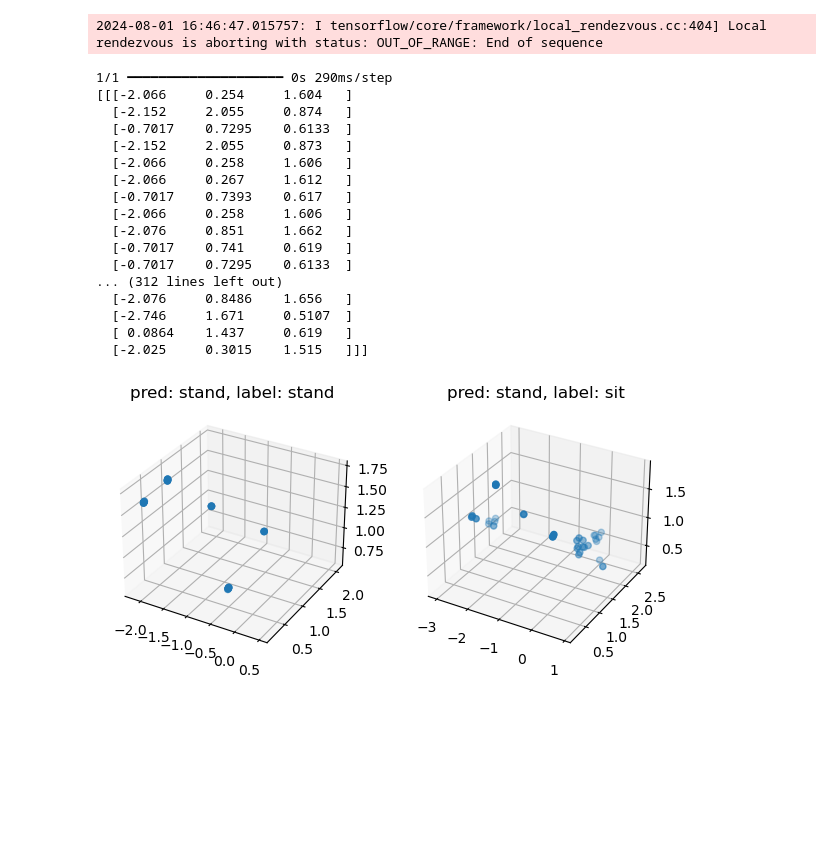
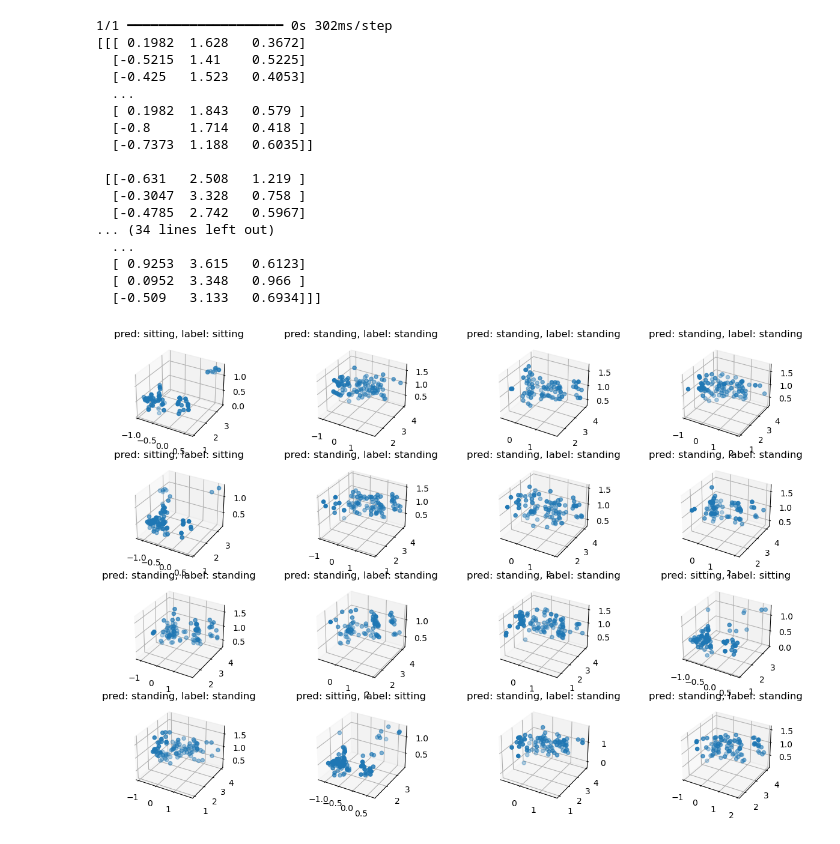
Before and after one commit to kzho904/P4P-mmWave, a Jupyter notebook: MMWave_Radar_Human_Tracking_and_Fall_detection/PointNET.ipynb, the cells around one changed output. Saved outputs shown, nothing was run; the diff lists cells and outputs as text; code cells hidden in the pictures; blank space fills up the shorter version.

Commit message:
add evaluation for PointNet

```diff
--- a/MMWave_Radar_Human_Tracking_and_Fall_detection/PointNET.ipynb
+++ b/MMWave_Radar_Human_Tracking_and_Fall_detection/PointNET.ipynb
@@ -21,7 +10,7 @@ import dataset_utils
 from glob import glob
 # %%
 DATA_DIR = "pointnet_data"
-NUM_POINTS = 40
+NUM_POINTS = 100
 NUM_CLASSES = 2
 BATCH_SIZE = 32
 train_points, test_points, train_labels, test_labels, CLASS_MAP = dataset_utils.parse_dataset(NUM_POINTS, DATA_DIR)
@@ -51,4 +39,0 @@ print(train_points)
-# %%
-train_points = [sample[:,:3] for sample in train_points]
-test_points = [sample[:,:3] for sample in test_points]
-print(CLASS_MAP)
@@ -76,0 +60,4 @@ print(test_points)
+# %%
+train_points = train_points[:, :, :3]
+test_points = test_points[:, :, :3]
+print(CLASS_MAP)
@@ -171,46 +180,45 @@ from matplotlib import pyplot as plt
 # %%
 data = test_dataset.take(1)
 
 points, labels = list(data)[0]
-points = points[:8, ...]
-labels = labels[:8, ...]
+points = points[:20, ...]
+labels = labels[:20, ...]
 
 # run test data through model
 preds = model.predict(points)
 preds = ops.argmax(preds, -1)
 
 points = points.numpy()
 print(points)
 
 # plot points with predicted class and label
 fig = plt.figure(figsize=(15, 10))
-for i in range(2):
-    ax = fig.add_subplot(2, 4, i + 1, projection="3d")
+for i in range(16):
+    ax = fig.add_subplot(4, 4, i + 1, projection="3d")
     ax.scatter(points[i, :, 0], points[i, :, 1], points[i, :, 2])
     ax.set_title(
         "pred: {:}, label: {:}".format(
             CLASS_MAP[preds[i].numpy()], CLASS_MAP[labels.numpy()[i]]
         )
     )
     ax.set_axis_on()
 plt.show()
 # %% [output]
-2024-08-01 16:46:47.015757: I tensorflow/core/framework/local_rendezvous.cc:404] Local rendezvous is aborting with status: OUT_OF_RANGE: End of sequence
+1/1 ━━━━━━━━━━━━━━━━━━━━ 0s 302ms/step
+[[[ 0.1982  1.628   0.3672]
+  [-0.5215  1.41    0.5225]
+  [-0.425   1.523   0.4053]
+  ...
+  [ 0.1982  1.843   0.579 ]
+  [-0.8     1.714   0.418 ]
+  [-0.7373  1.188   0.6035]]
+
+ [[-0.631   2.508   1.219 ]
+  [-0.3047  3.328   0.758 ]
+  [-0.4785  2.742   0.5967]
+... (34 lines left out)
+  ...
+  [ 0.9253  3.615   0.6123]
+  [ 0.0952  3.348   0.966 ]
+  [-0.509   3.133   0.6934]]]
-1/1 ━━━━━━━━━━━━━━━━━━━━ 0s 290ms/step
-[[[-2.066     0.254     1.604   ]
-  [-2.152     2.055     0.874   ]
-  [-0.7017    0.7295    0.6133  ]
-  [-2.152     2.055     0.873   ]
-  [-2.066     0.258     1.606   ]
-  [-2.066     0.267     1.612   ]
-  [-0.7017    0.7393    0.617   ]
-  [-2.066     0.258     1.606   ]
-  [-2.076     0.851     1.662   ]
-  [-0.7017    0.741     0.619   ]
-  [-0.7017    0.7295    0.6133  ]
-... (312 lines left out)
-  [-2.076     0.8486    1.656   ]
-  [-2.746     1.671     0.5107  ]
-  [ 0.0864    1.437     0.619   ]
-  [-2.025     0.3015    1.515   ]]]
-[figure, old version]
+[figure, new version]
```
Also changed, not shown: parts of 12 cells of this notebook.
